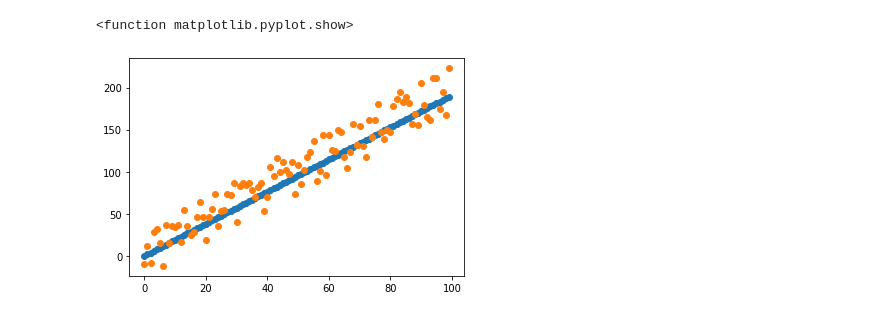
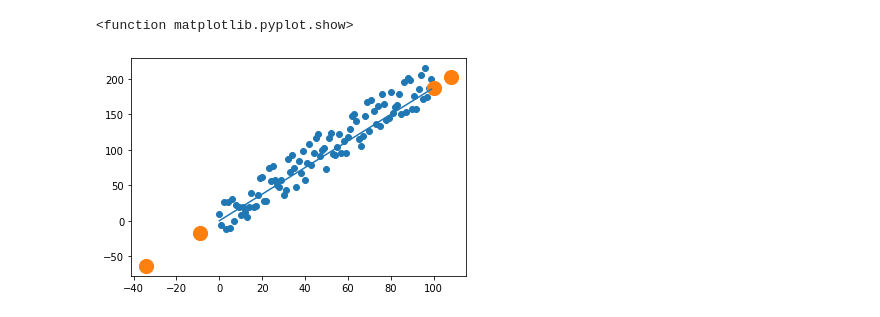
Before and after one commit to drishtigulenia/data-science-Implementations, a Jupyter notebook: linearRegressionImplementation.ipynb, the cells around one changed output. Drawn from its saved outputs; the diff is of its cells as text; code cells hidden in the pictures.

Commit message:
Added r-squared and corrected graph for predictions

```diff
--- a/linearRegressionImplementation.ipynb
+++ b/linearRegressionImplementation.ipynb
@@ -132,18 +132,36 @@ def model(X,Y,learning_rate, iterations):
 # %%
 iterations = 15
 learning_rate = 0.00005
 
 theta, cost = model(xg,yg,learning_rate=learning_rate, iterations=iterations)
 
-x_pred = np.array([[1, 1, 1, 1], [100, 108, -9, -34]])
+# predicting values
+x_pred = np.array([[1, 100], [1, 108], [1, -9], [1, -34]])
 y_pred = np.dot(theta.T, xg.T)
 
-plt.scatter(xg[:,1], y_pred)
+# reshaping
+xg = xg[:,1]
+xg = xg.reshape(xg.size,1)
+
+# plotting regression line
+plt.plot(xg, y_pred.T)
+
+# scattering original data
 plt.scatter(xg3, yg)
+
+# predicting data
+y_pred2 = np.dot(x_pred, theta)
+
+# reshaping
+x_pred = np.array(x_pred[:,1])
+
+# scattering predicted data
+plt.scatter(x_pred, y_pred2, s=200)
+
 plt.show
 # %% [output]
 <function matplotlib.pyplot.show>
-[figure, old version]
+[figure, new version]
 # %%
 # checking after how many iterations training is ineffective
 rng = np.arange(0, iterations)
```
Also changed, not shown: parts of 7 cells of this notebook.
